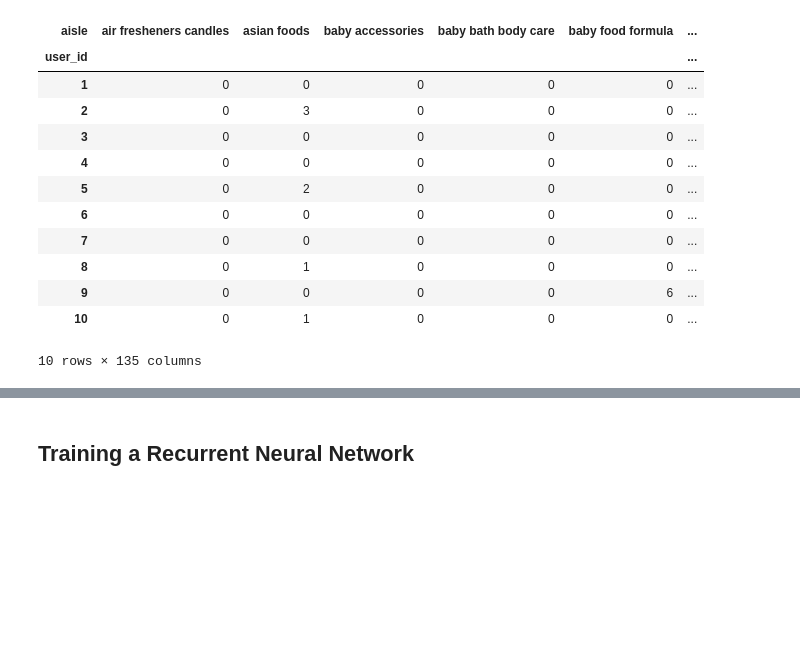
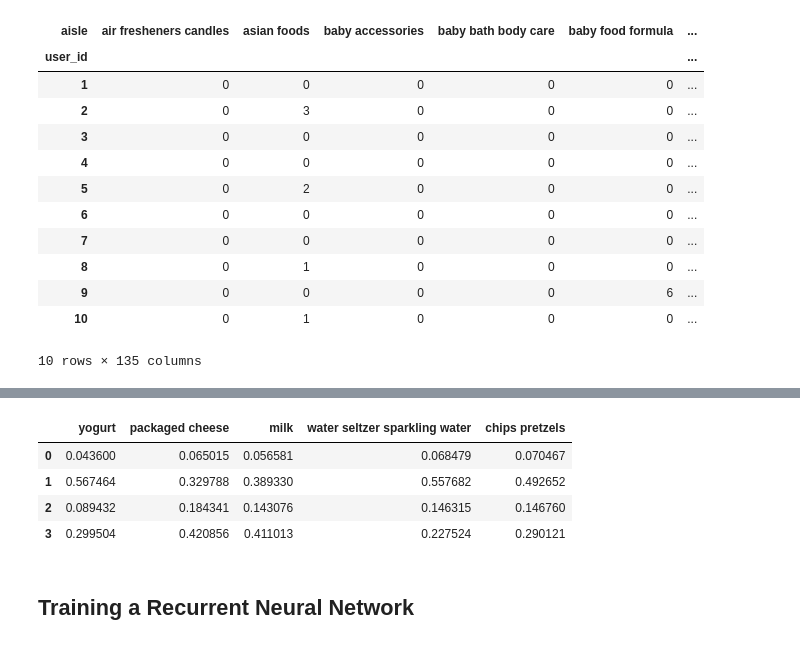
Before and after one commit to asindico/Instacart-Analysis, a Jupyter notebook: notebook.ipynb, the cells around one changed output, grey strips where cells are left out. Cells and saved outputs as stored; diff of their text form; code cells hidden in the pictures; blank space fills up the shorter version.

```diff
--- a/notebook.ipynb
+++ b/notebook.ipynb
@@ -280,3 +372,12 @@ plt.show()
+# %%
+cluster_perc = cluster_means.iloc[:, 3:].apply(lambda x: x / x.sum())
+HTML(cluster_perc.to_html())
+# %% [output]
+|  | yogurt | packaged cheese | milk | water seltzer sparkling water | chips pretzels |
+| 0 | 0.043600 | 0.065015 | 0.056581 | 0.068479 | 0.070467 |
+| 1 | 0.567464 | 0.329788 | 0.389330 | 0.557682 | 0.492652 |
+| 2 | 0.089432 | 0.184341 | 0.143076 | 0.146315 | 0.146760 |
+| 3 | 0.299504 | 0.420856 | 0.411013 | 0.227524 | 0.290121 |
 # %% [markdown]
 ## Training a Recurrent Neural Network
 # %%
```
Also changed, not shown: parts of 7 cells of this notebook.
